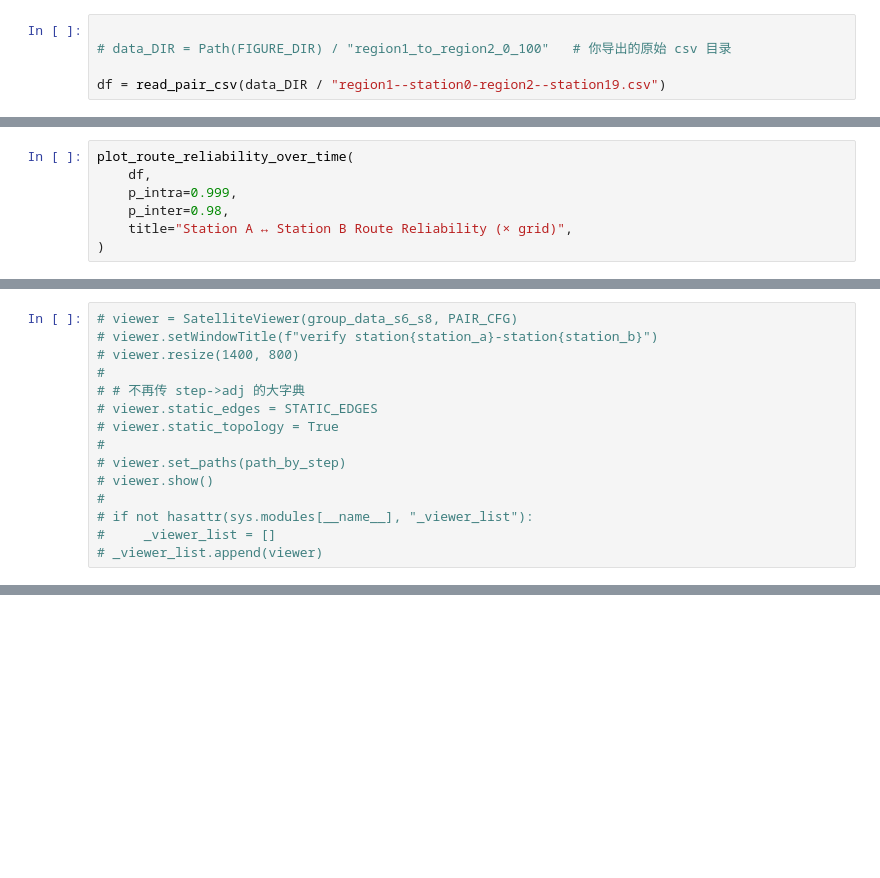
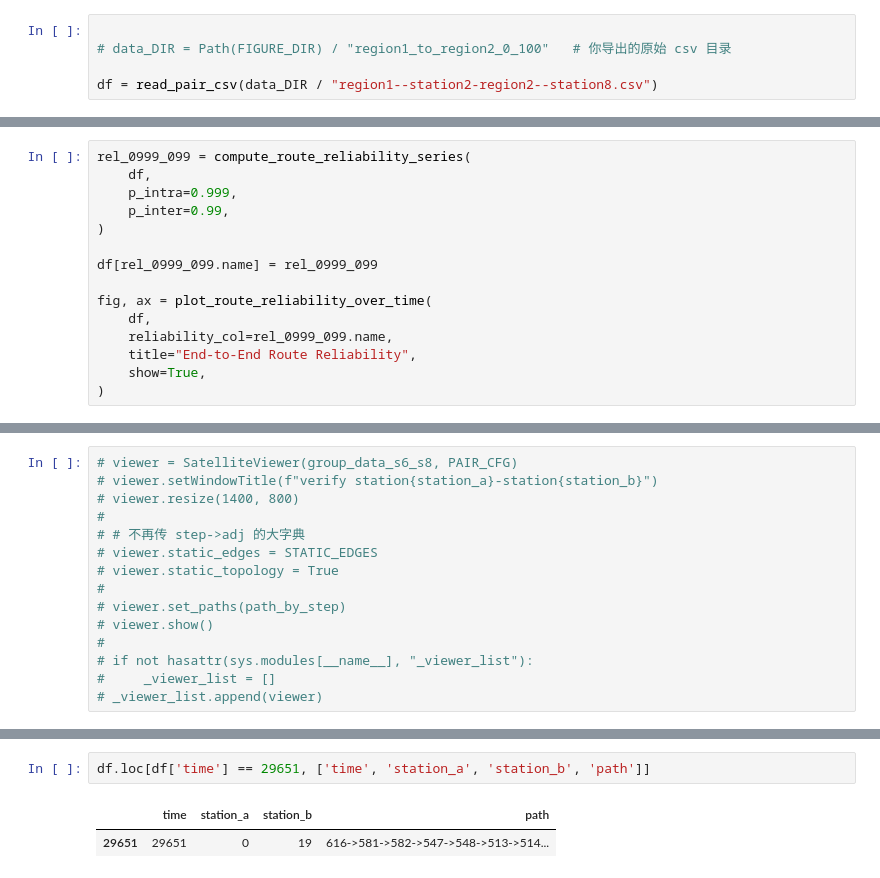
Before and after one commit to yfh667/generic, a Jupyter notebook: notebook/analasis_link.ipynb, the cells around one changed output, grey strips where cells are left out. Cells and saved outputs as stored; diff of their text form; blank space fills up the shorter version.

```diff
--- a/notebook/analasis_link.ipynb
+++ b/notebook/analasis_link.ipynb
@@ -127,4 +187,4 @@ data_DIR = Path(FIGURE_DIR) / "region_pairs_0_86164"   # 你导出的原始 csv
 
 # data_DIR = Path(FIGURE_DIR) / "region1_to_region2_0_100"   # 你导出的原始 csv 目录
 
-df = read_pair_csv(data_DIR / "region1--station0-region2--station19.csv")
+df = read_pair_csv(data_DIR / "region1--station2-region2--station8.csv")
@@ -396,7 +484,15 @@ def plot_route_reliability_over_time(
 # %%
-plot_route_reliability_over_time(
+rel_0999_099 = compute_route_reliability_series(
     df,
     p_intra=0.999,
-    p_inter=0.98,
-    title="Station A ↔ Station B Route Reliability (× grid)",
+    p_inter=0.99,
 )
+
+df[rel_0999_099.name] = rel_0999_099
+
+fig, ax = plot_route_reliability_over_time(
+    df,
+    reliability_col=rel_0999_099.name,
+    title="End-to-End Route Reliability",
+    show=True,
+)
@@ -670,0 +577,5 @@ viewer part: 0.9143015998415649
+# %%
+df.loc[df['time'] == 29651, ['time', 'station_a', 'station_b', 'path']]
+# %% [output]
+|  | time | station_a | station_b | path |
+| 29651 | 29651 | 0 | 19 | 616->581->582->547->548->513->514... |
```
Also changed, not shown: parts of 14 cells of this notebook.
